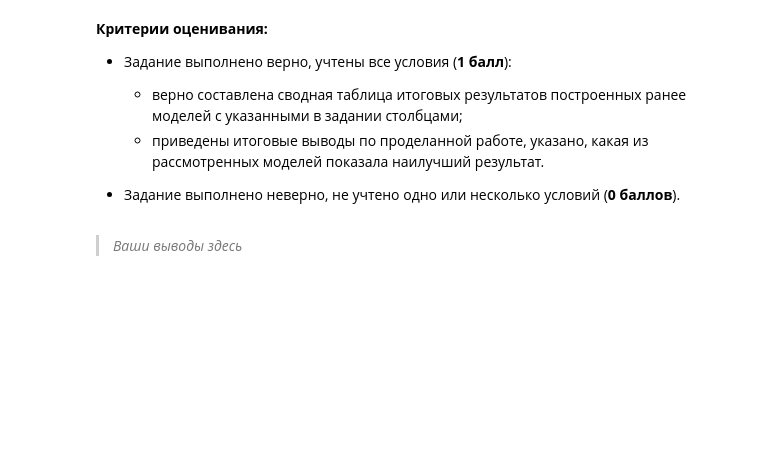
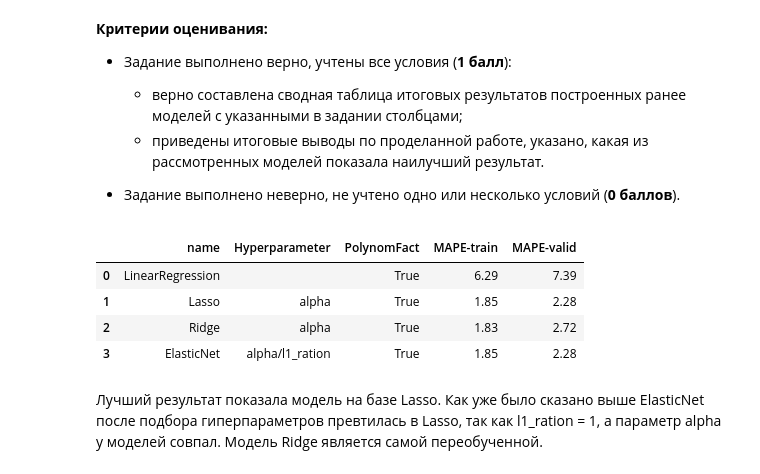
Before and after one commit to MrVengeance/sf_DC, a Jupyter notebook: MATH_ML-2._Практика._Ноутбук-шаблон.ipynb, the cells around one changed output. Saved outputs shown, nothing was run; the diff lists cells and outputs as text; code cells hidden in the pictures; blank space fills up the shorter version.

```diff
--- a/MATH_ML-2._Практика._Ноутбук-шаблон.ipynb
+++ b/MATH_ML-2._Практика._Ноутбук-шаблон.ipynb
@@ -585,6 +656,18 @@ print('MAPE на валидационных фолдах: {:.2f} %'.format(-cv_r
 
 - Задание выполнено неверно, не учтено одно или несколько условий (**0 баллов**).
 # %%
-# Ваш код здесь
+df = pd.DataFrame({'name': ['LinearRegression', 'Lasso', 'Ridge','ElasticNet'],
+                   'Hyperparameter': ["", "alpha", "alpha","alpha/l1_ration"],
+                   'PolynomFact':['True','True','True','True'],
+                   'MAPE-train':[6.29,1.85,1.83,1.85],
+                   'MAPE-valid':[7.39,2.28,2.72,2.28]})
+# %%
+df
+# %% [output]
+|  | name | Hyperparameter | PolynomFact | MAPE-train | MAPE-valid |
+| 0 | LinearRegression |  | True | 6.29 | 7.39 |
+| 1 | Lasso | alpha | True | 1.85 | 2.28 |
+| 2 | Ridge | alpha | True | 1.83 | 2.72 |
+| 3 | ElasticNet | alpha/l1_ration | True | 1.85 | 2.28 |
 # %% [markdown]
-> *Ваши выводы здесь*
+Лучший результат показала модель на базе Lasso. Как уже было сказано выше ElasticNet после подбора гиперпараметров превтилась в Lasso, так как l1_ration = 1, а параметр alpha у моделей совпал. Модель Ridge является самой переобученной.
```
Also changed, not shown: parts of 20 cells of this notebook.
